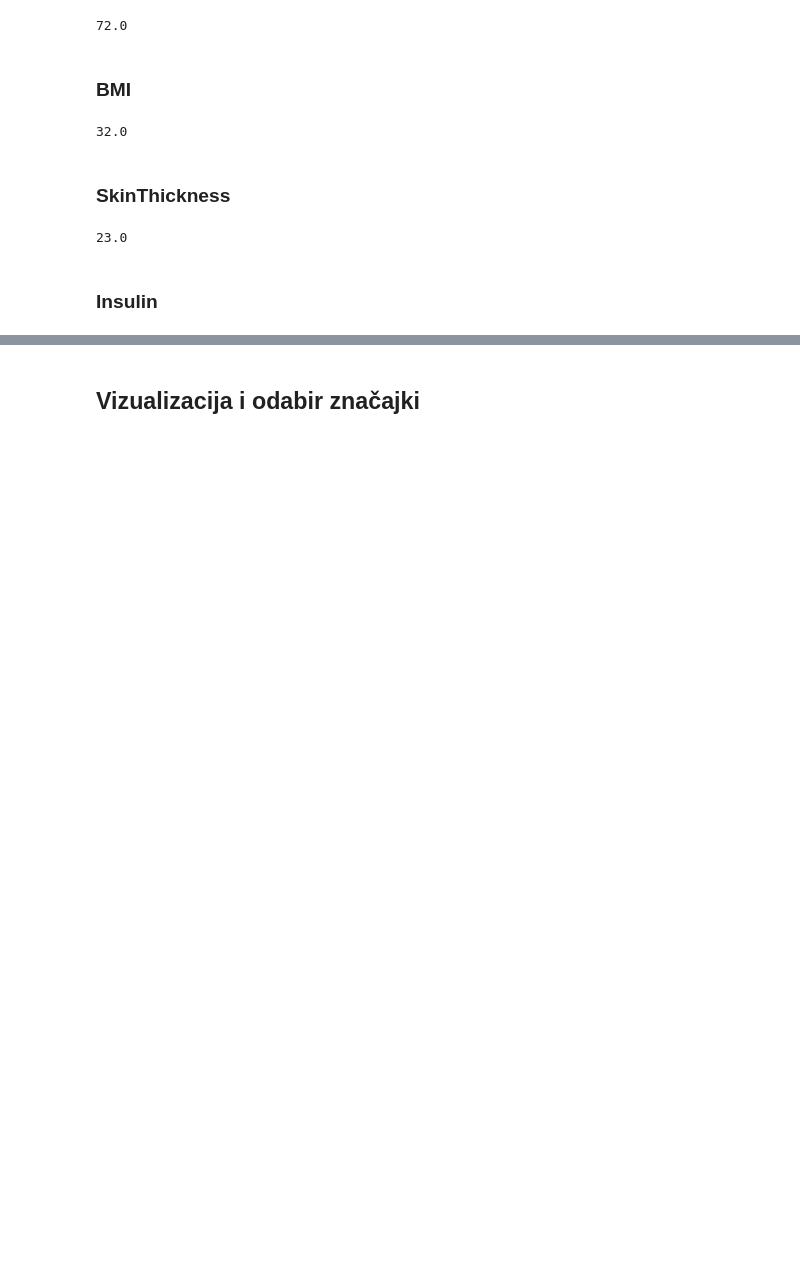
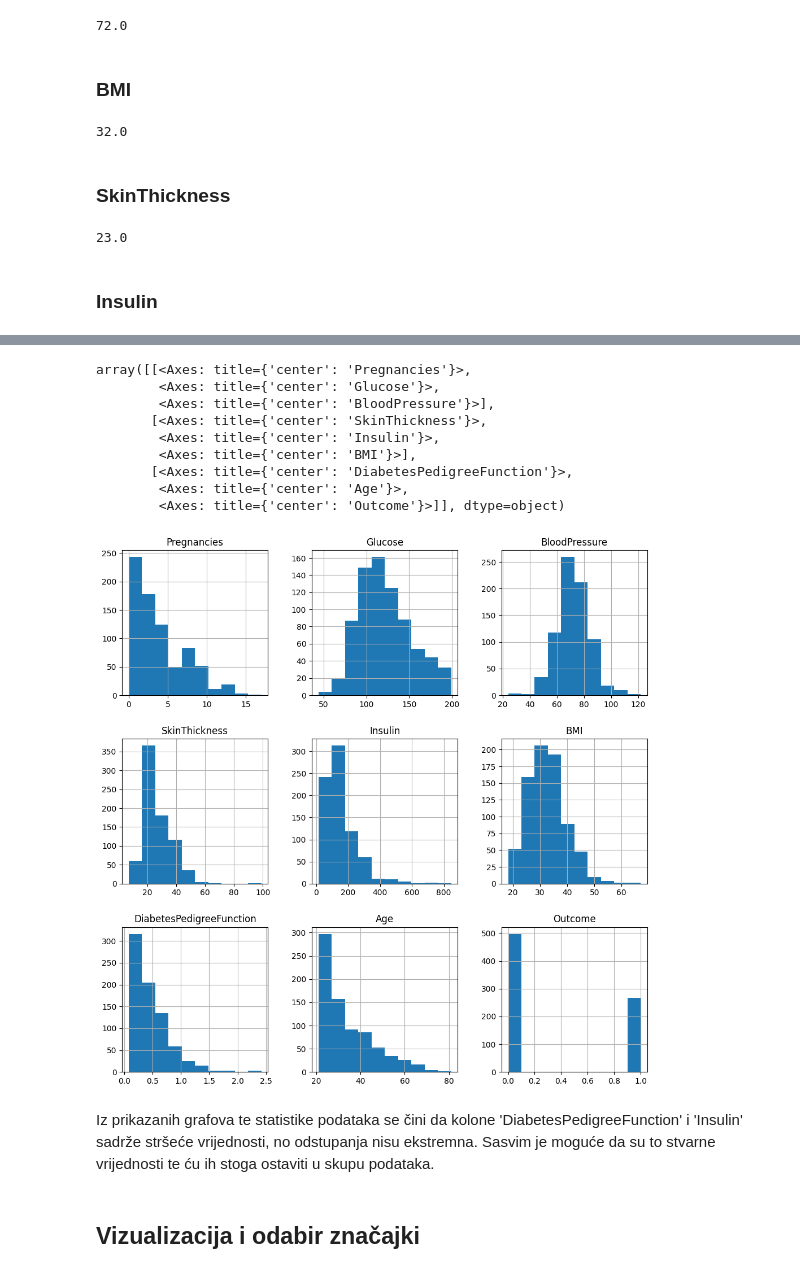
Before and after one commit to pb7932/UZOP, a Jupyter notebook: UZOP_PetarBenjak_diabetes.ipynb, the cells around one changed output, grey strips where cells are left out. Cells and saved outputs as stored; diff of their text form; code cells hidden in the pictures; blank space fills up the shorter version.

```diff
--- a/UZOP_PetarBenjak_diabetes.ipynb
+++ b/UZOP_PetarBenjak_diabetes.ipynb
@@ -211,2 +226,19 @@ dtype: float64
+# %%
+fig = plt.figure(figsize = (12,12))
+ax = fig.gca()
+df.hist(ax = ax)
+# %% [output]
+array([[<Axes: title={'center': 'Pregnancies'}>,
+        <Axes: title={'center': 'Glucose'}>,
+        <Axes: title={'center': 'BloodPressure'}>],
+       [<Axes: title={'center': 'SkinThickness'}>,
+        <Axes: title={'center': 'Insulin'}>,
+        <Axes: title={'center': 'BMI'}>],
+       [<Axes: title={'center': 'DiabetesPedigreeFunction'}>,
+        <Axes: title={'center': 'Age'}>,
+        <Axes: title={'center': 'Outcome'}>]], dtype=object)
+[figure, added]
+# %% [markdown]
+Iz prikazanih grafova te statistike podataka se čini da kolone 'DiabetesPedigreeFunction' i 'Insulin' sadrže stršeće vrijednosti, no odstupanja nisu ekstremna. Sasvim je moguće da su to stvarne vrijednosti te ću ih stoga ostaviti u skupu podataka.
 # %% [markdown]
 ## Vizualizacija i odabir značajki
```
Also changed, not shown: parts of 15 cells of this notebook.
